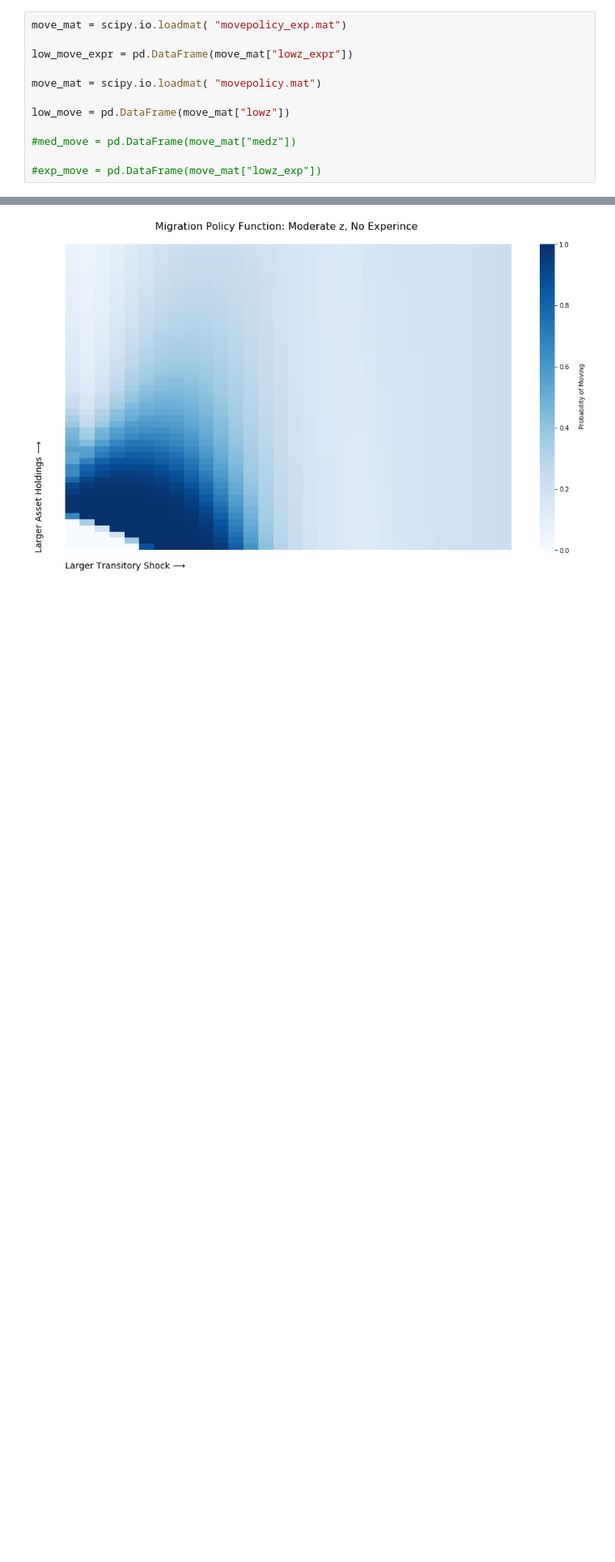
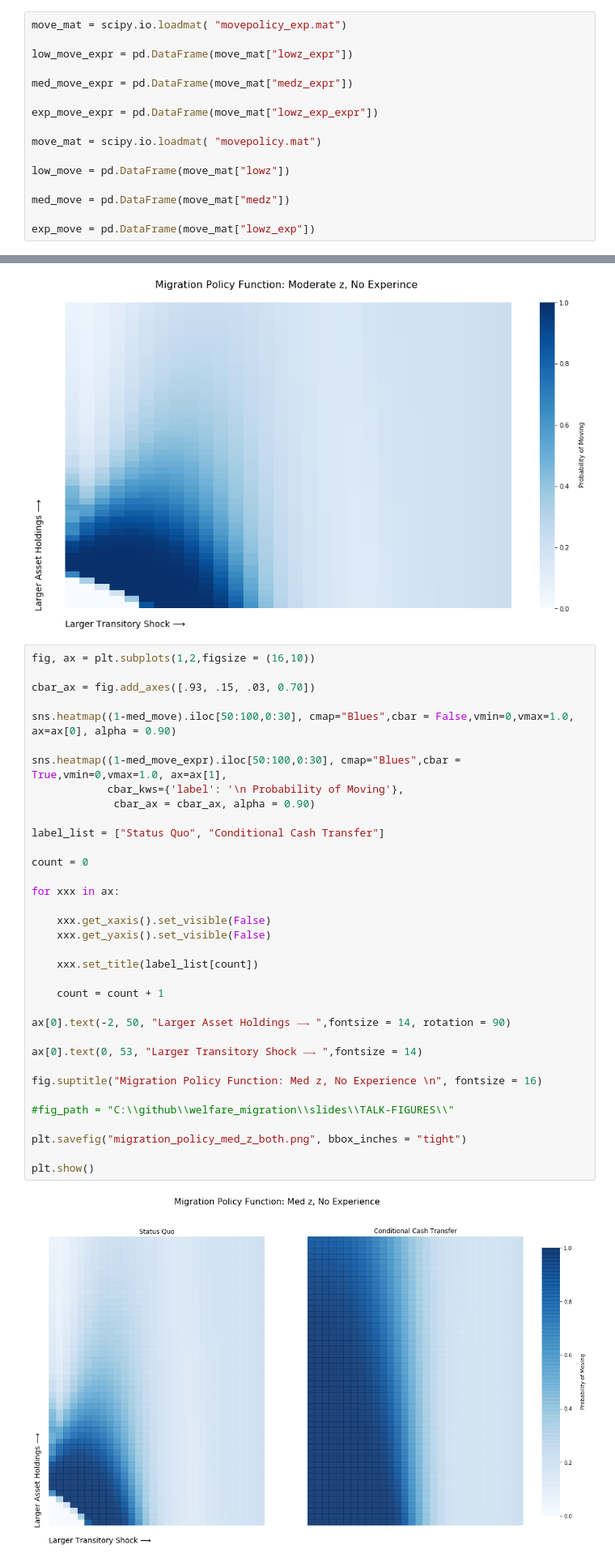
Before and after one commit to mwaugh0328/welfare_migration, a Jupyter notebook: revision2_code/plotting/plot_policy_functions.ipynb, the cells around one changed output, grey strips where cells are left out. Shown at 81% size. Drawn from its saved outputs; the diff is of its cells as text; blank space fills up the shorter version.

Commit message:
side by side, bus ticket and status quo

```diff
--- a/revision2_code/plotting/plot_policy_functions.ipynb
+++ b/revision2_code/plotting/plot_policy_functions.ipynb
@@ -10,13 +10,17 @@ move_mat = scipy.io.loadmat( "movepolicy_exp.mat")
 
 low_move_expr = pd.DataFrame(move_mat["lowz_expr"])
 
+med_move_expr = pd.DataFrame(move_mat["medz_expr"])
+
+exp_move_expr = pd.DataFrame(move_mat["lowz_exp_expr"])
+
 move_mat = scipy.io.loadmat( "movepolicy.mat")
 
 low_move = pd.DataFrame(move_mat["lowz"])
 
-#med_move = pd.DataFrame(move_mat["medz"])
+med_move = pd.DataFrame(move_mat["medz"])
 
-#exp_move = pd.DataFrame(move_mat["lowz_exp"])
+exp_move = pd.DataFrame(move_mat["lowz_exp"])
 # %% [markdown]
 ### Migration Decision
 # %%
@@ -142,6 +146,43 @@ plt.savefig(fig_path + "\\migration_policy_mod_z.pdf", bbox_inches = "tight", di
 plt.show()
 # %% [output]
 [figure]
+# %%
+fig, ax = plt.subplots(1,2,figsize = (16,10))
+
+cbar_ax = fig.add_axes([.93, .15, .03, 0.70])
+
+sns.heatmap((1-med_move).iloc[50:100,0:30], cmap="Blues",cbar = False,vmin=0,vmax=1.0, ax=ax[0], alpha = 0.90)
+
+sns.heatmap((1-med_move_expr).iloc[50:100,0:30], cmap="Blues",cbar = True,vmin=0,vmax=1.0, ax=ax[1],
+            cbar_kws={'label': '\n Probability of Moving'},
+             cbar_ax = cbar_ax, alpha = 0.90)
+
+label_list = ["Status Quo", "Conditional Cash Transfer"]
+
+count = 0
+
+for xxx in ax:
+
+    xxx.get_xaxis().set_visible(False)
+    xxx.get_yaxis().set_visible(False)
+
+    xxx.set_title(label_list[count])
+
+    count = count + 1
+
+ax[0].text(-2, 50, "Larger Asset Holdings ⟶ ",fontsize = 14, rotation = 90)
+
+ax[0].text(0, 53, "Larger Transitory Shock ⟶ ",fontsize = 14)
+
+fig.suptitle("Migration Policy Function: Med z, No Experience \n", fontsize = 16)
+
+#fig_path = "C:\\github\\welfare_migration\\slides\\TALK-FIGURES\\"
+
+plt.savefig("migration_policy_med_z_both.png", bbox_inches = "tight")
+
+plt.show()
+# %% [output]
+[figure, added]
 # %%
 fig, ax = plt.subplots(1,1,figsize = (16,9))
 
```
Also changed, not shown: parts of 2 cells of this notebook.
